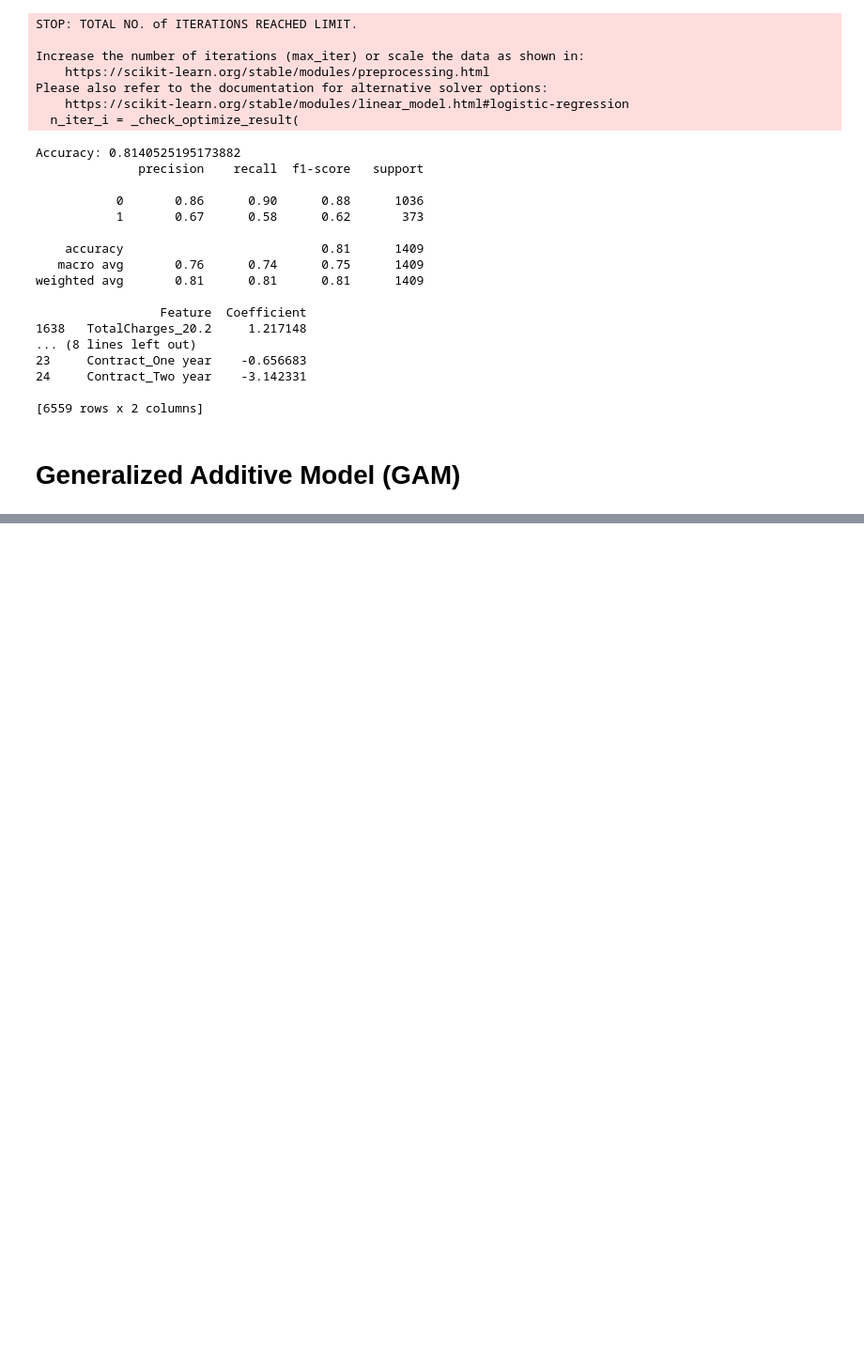
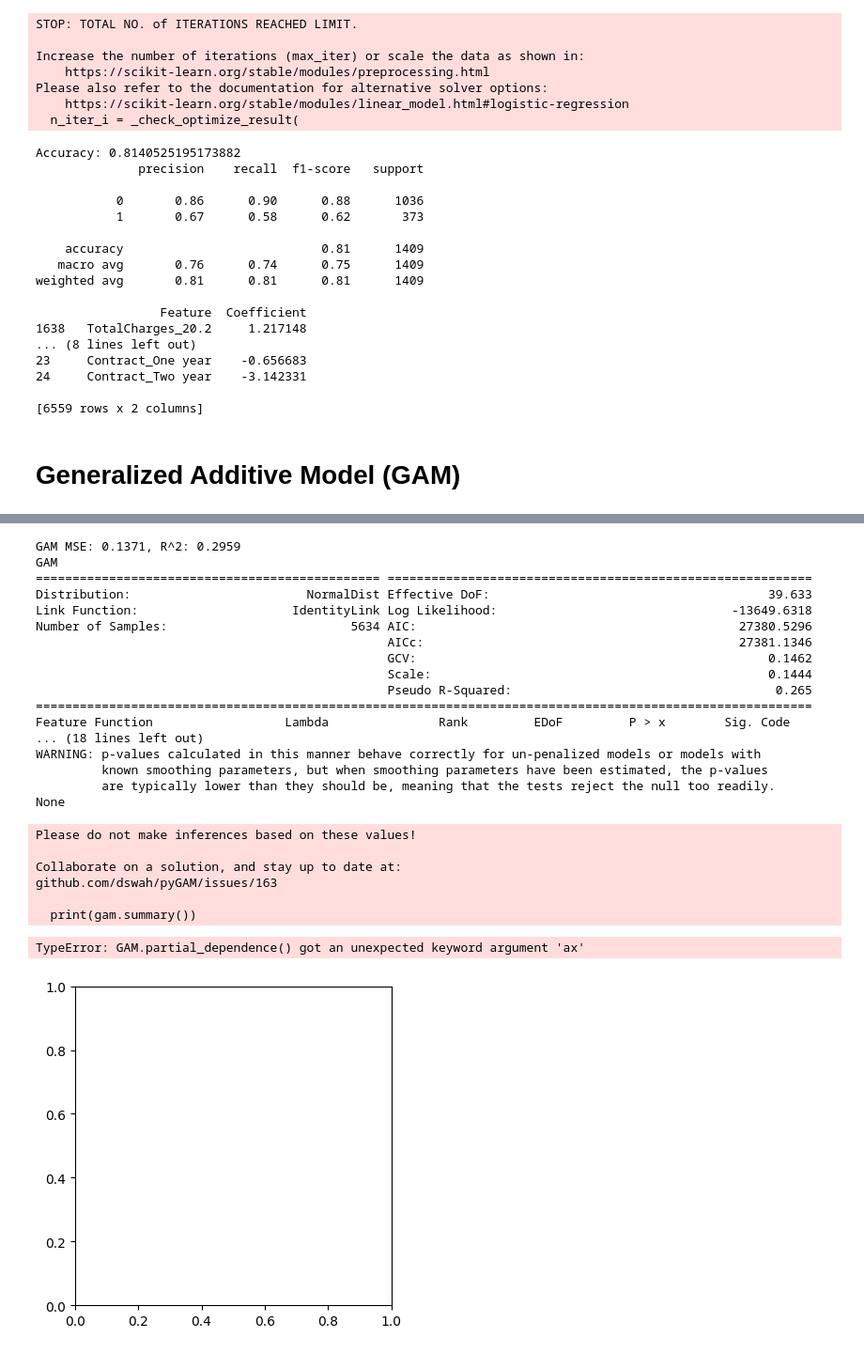
Before and after one commit to farazjawedd/Explainable-AI, a Jupyter notebook: xAI_Assignment_2_Interpretable_ML.ipynb, the cells around one changed output, grey strips where cells are left out. Shown at 94% size. Saved outputs shown, nothing was run; the diff lists cells and outputs as text; code cells hidden in the pictures; blank space fills up the shorter version.

```diff
--- a/xAI_Assignment_2_Interpretable_ML.ipynb
+++ b/xAI_Assignment_2_Interpretable_ML.ipynb
@@ -240,0 +216,74 @@ AttributeError: 'GAM' object has no attribute 'plot'
+# %%
+from sklearn.preprocessing import StandardScaler
+
+scaler = StandardScaler()
+X_train_scaled = scaler.fit_transform(X_train)
+X_test_scaled = scaler.fit_transform(X_test)
+# %%
+from pygam import GAM, s, f
+import numpy as np
+import matplotlib.pyplot as plt
+
+# Initialize the GAM model
+gam = GAM(s(0) + s(1) + s(2) + s(3) + s(4) + s(5) + s(6) + s(7) + s(8) + s(9))
+
+# Fit the model
+gam.fit(X_train_scaled, y_train)
+
+# Make predictions
+y_pred_gam = gam.predict(X_test_scaled)
+
+# Calculate MSE and R^2
+mse_gam = mean_squared_error(y_test, y_pred_gam)
+r2_gam = r2_score(y_test, y_pred_gam)
+
+print(f"GAM MSE: {mse_gam:.4f}, R^2: {r2_gam:.4f}")
+
+# Print summary of the GAM model
+print(gam.summary())
+
+# Plot partial dependence plots
+plt.figure(figsize=(20, 15))
+for i, term in enumerate(gam.terms):
+    if term.isintercept:
+        continue
+    plt.subplot(3, 4, i + 1)
+    gam.partial_dependence(term=i, X=X_train_scaled, ax=plt.gca())
+    plt.title(f'Feature {i}')
+plt.tight_layout()
+plt.show()
+
+# Plot feature importances
+feature_importances = gam.coef_
+plt.figure(figsize=(10, 6))
+plt.bar(range(len(feature_importances)), feature_importances)
+plt.title('Feature Importances in GAM')
+plt.xlabel('Feature Index')
+plt.ylabel('Importance')
+plt.show()
+# %% [output]
+GAM MSE: 0.1371, R^2: 0.2959
+GAM
+=============================================== ==========================================================
+Distribution:                        NormalDist Effective DoF:                                      39.633
+Link Function:                     IdentityLink Log Likelihood:                                -13649.6318
+Number of Samples:                         5634 AIC:                                            27380.5296
+                                                AICc:                                           27381.1346
+                                                GCV:                                                0.1462
+                                                Scale:                                              0.1444
+                                                Pseudo R-Squared:                                    0.265
+==========================================================================================================
+Feature Function                  Lambda               Rank         EDoF         P > x        Sig. Code
+... (18 lines left out)
+WARNING: p-values calculated in this manner behave correctly for un-penalized models or models with
+         known smoothing parameters, but when smoothing parameters have been estimated, the p-values
+         are typically lower than they should be, meaning that the tests reject the null too readily.
+None
+Please do not make inferences based on these values!
+
+Collaborate on a solution, and stay up to date at:
+github.com/dswah/pyGAM/issues/163
+
+  print(gam.summary())
+TypeError: GAM.partial_dependence() got an unexpected keyword argument 'ax'
+[figure, added]
```
Also changed, not shown: parts of 2 cells of this notebook.
